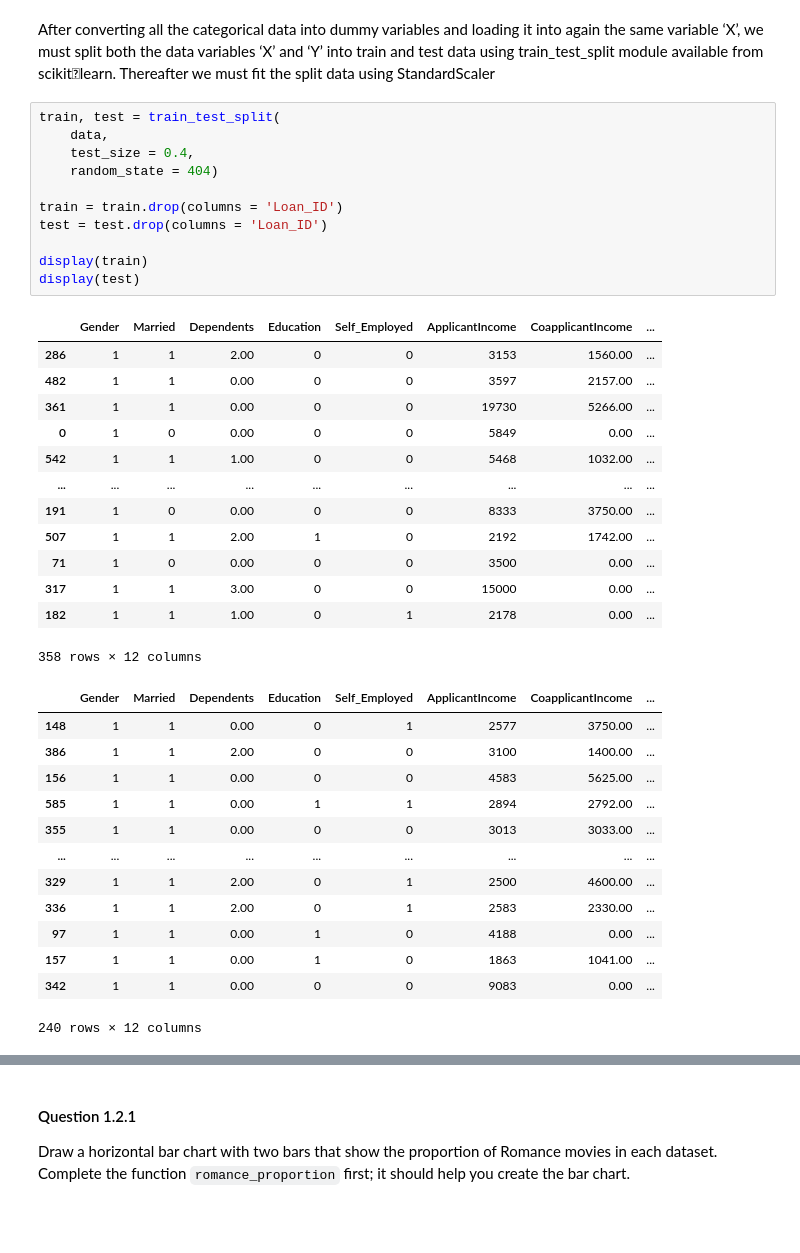
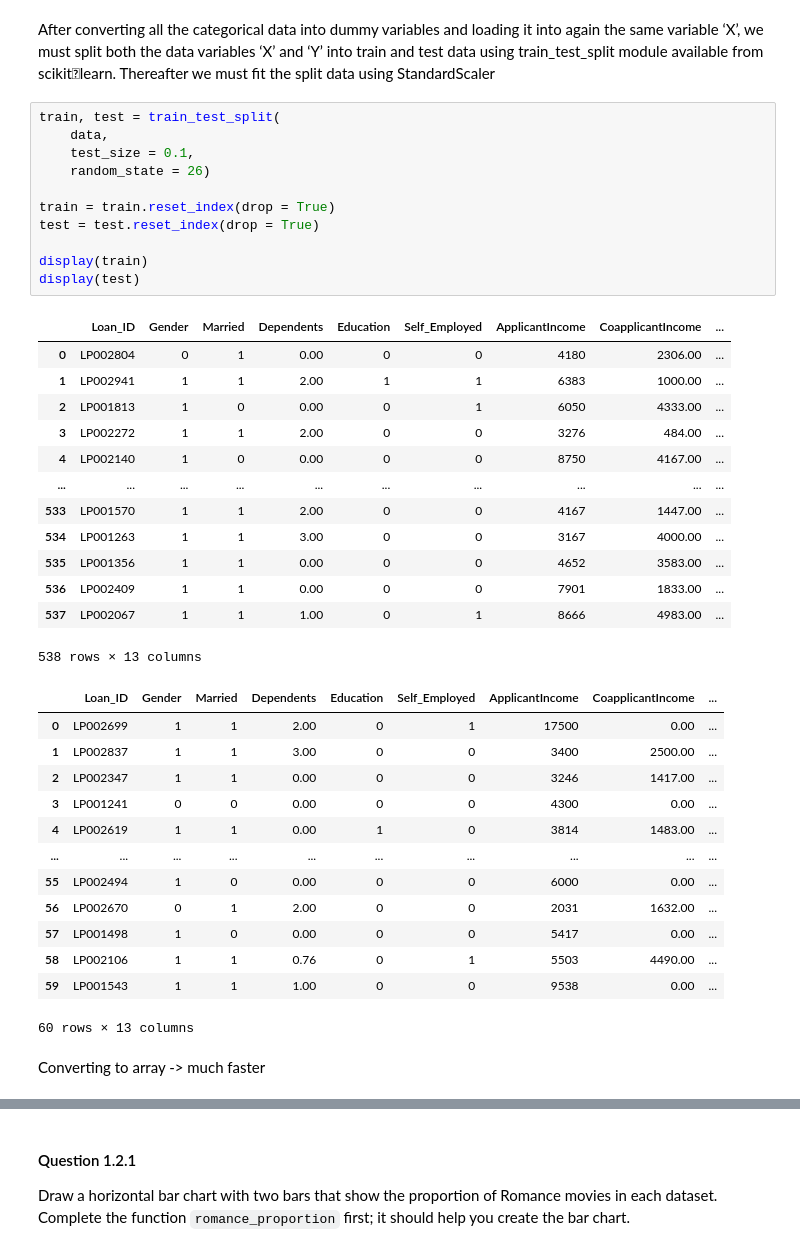
Before and after one commit to kellyle404/Loan_approval_prediction_kNN, a Jupyter notebook: loanknn.ipynb, the cells around one changed output, grey strips where cells are left out. Cells and saved outputs as stored; diff of their text form; blank space fills up the shorter version.

```diff
--- a/loanknn.ipynb
+++ b/loanknn.ipynb
@@ -226,38 +226,40 @@ After converting all the categorical data into dummy variables and loading it in
 # %%
 train, test = train_test_split(
     data,
-    test_size = 0.4,
-    random_state = 404)
+    test_size = 0.1,
+    random_state = 26)
 
-train = train.drop(columns = 'Loan_ID')
-test = test.drop(columns = 'Loan_ID')
+train = train.reset_index(drop = True)
+test = test.reset_index(drop = True)
 
 display(train)
 display(test)
 # %% [output]
-|  | Gender | Married | Dependents | Education | Self_Employed | ApplicantIncome | CoapplicantIncome | ... |
-| 286 | 1 | 1 | 2.00 | 0 | 0 | 3153 | 1560.00 | ... |
-| 482 | 1 | 1 | 0.00 | 0 | 0 | 3597 | 2157.00 | ... |
-| 361 | 1 | 1 | 0.00 | 0 | 0 | 19730 | 5266.00 | ... |
-| 0 | 1 | 0 | 0.00 | 0 | 0 | 5849 | 0.00 | ... |
-| 542 | 1 | 1 | 1.00 | 0 | 0 | 5468 | 1032.00 | ... |
-| ... | ... | ... | ... | ... | ... | ... | ... | ... |
-| 191 | 1 | 0 | 0.00 | 0 | 0 | 8333 | 3750.00 | ... |
-| 507 | 1 | 1 | 2.00 | 1 | 0 | 2192 | 1742.00 | ... |
-| 71 | 1 | 0 | 0.00 | 0 | 0 | 3500 | 0.00 | ... |
-| 317 | 1 | 1 | 3.00 | 0 | 0 | 15000 | 0.00 | ... |
-| 182 | 1 | 1 | 1.00 | 0 | 1 | 2178 | 0.00 | ... |
+|  | Loan_ID | Gender | Married | Dependents | Education | Self_Employed | ApplicantIncome | CoapplicantIncome | ... |
+| 0 | LP002804 | 0 | 1 | 0.00 | 0 | 0 | 4180 | 2306.00 | ... |
+| 1 | LP002941 | 1 | 1 | 2.00 | 1 | 1 | 6383 | 1000.00 | ... |
+| 2 | LP001813 | 1 | 0 | 0.00 | 0 | 1 | 6050 | 4333.00 | ... |
+| 3 | LP002272 | 1 | 1 | 2.00 | 0 | 0 | 3276 | 484.00 | ... |
+| 4 | LP002140 | 1 | 0 | 0.00 | 0 | 0 | 8750 | 4167.00 | ... |
+| ... | ... | ... | ... | ... | ... | ... | ... | ... | ... |
+| 533 | LP001570 | 1 | 1 | 2.00 | 0 | 0 | 4167 | 1447.00 | ... |
+| 534 | LP001263 | 1 | 1 | 3.00 | 0 | 0 | 3167 | 4000.00 | ... |
+| 535 | LP001356 | 1 | 1 | 0.00 | 0 | 0 | 4652 | 3583.00 | ... |
+| 536 | LP002409 | 1 | 1 | 0.00 | 0 | 0 | 7901 | 1833.00 | ... |
+| 537 | LP002067 | 1 | 1 | 1.00 | 0 | 1 | 8666 | 4983.00 | ... |
-358 rows × 12 columns
+538 rows × 13 columns
-|  | Gender | Married | Dependents | Education | Self_Employed | ApplicantIncome | CoapplicantIncome | ... |
-| 148 | 1 | 1 | 0.00 | 0 | 1 | 2577 | 3750.00 | ... |
-| 386 | 1 | 1 | 2.00 | 0 | 0 | 3100 | 1400.00 | ... |
-| 156 | 1 | 1 | 0.00 | 0 | 0 | 4583 | 5625.00 | ... |
-| 585 | 1 | 1 | 0.00 | 1 | 1 | 2894 | 2792.00 | ... |
-| 355 | 1 | 1 | 0.00 | 0 | 0 | 3013 | 3033.00 | ... |
-| ... | ... | ... | ... | ... | ... | ... | ... | ... |
-| 329 | 1 | 1 | 2.00 | 0 | 1 | 2500 | 4600.00 | ... |
-| 336 | 1 | 1 | 2.00 | 0 | 1 | 2583 | 2330.00 | ... |
-| 97 | 1 | 1 | 0.00 | 1 | 0 | 4188 | 0.00 | ... |
-| 157 | 1 | 1 | 0.00 | 1 | 0 | 1863 | 1041.00 | ... |
-| 342 | 1 | 1 | 0.00 | 0 | 0 | 9083 | 0.00 | ... |
+|  | Loan_ID | Gender | Married | Dependents | Education | Self_Employed | ApplicantIncome | CoapplicantIncome | ... |
+| 0 | LP002699 | 1 | 1 | 2.00 | 0 | 1 | 17500 | 0.00 | ... |
+| 1 | LP002837 | 1 | 1 | 3.00 | 0 | 0 | 3400 | 2500.00 | ... |
+| 2 | LP002347 | 1 | 1 | 0.00 | 0 | 0 | 3246 | 1417.00 | ... |
+| 3 | LP001241 | 0 | 0 | 0.00 | 0 | 0 | 4300 | 0.00 | ... |
+| 4 | LP002619 | 1 | 1 | 0.00 | 1 | 0 | 3814 | 1483.00 | ... |
+| ... | ... | ... | ... | ... | ... | ... | ... | ... | ... |
+| 55 | LP002494 | 1 | 0 | 0.00 | 0 | 0 | 6000 | 0.00 | ... |
+| 56 | LP002670 | 0 | 1 | 2.00 | 0 | 0 | 2031 | 1632.00 | ... |
+| 57 | LP001498 | 1 | 0 | 0.00 | 0 | 0 | 5417 | 0.00 | ... |
+| 58 | LP002106 | 1 | 1 | 0.76 | 0 | 1 | 5503 | 4490.00 | ... |
+| 59 | LP001543 | 1 | 1 | 1.00 | 0 | 0 | 9538 | 0.00 | ... |
-240 rows × 12 columns
+60 rows × 13 columns
+# %% [markdown]
+Converting to array -> much faster
```
Also changed, not shown: parts of 38 cells of this notebook.
